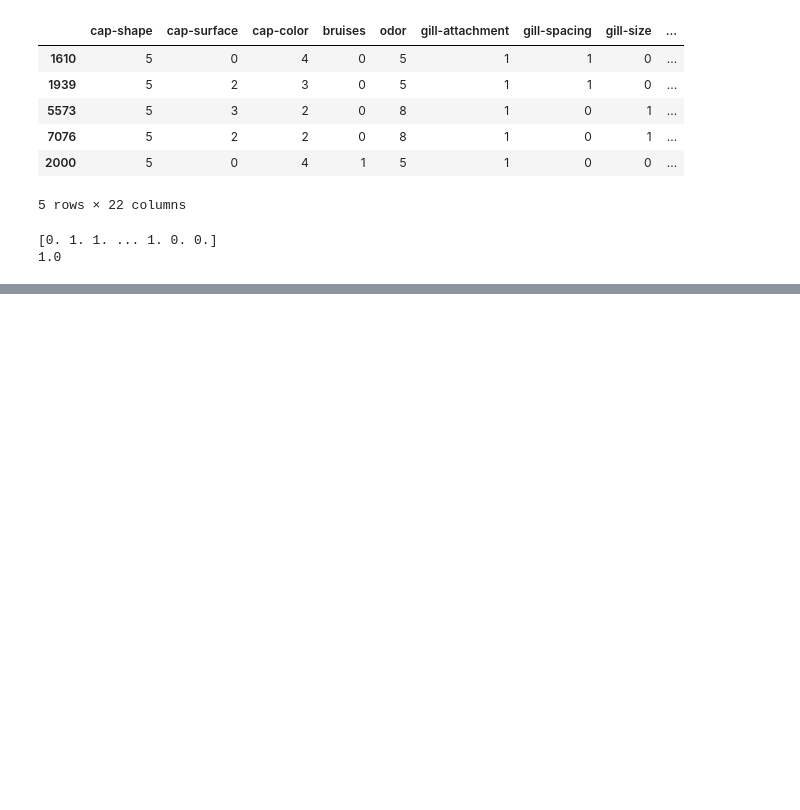
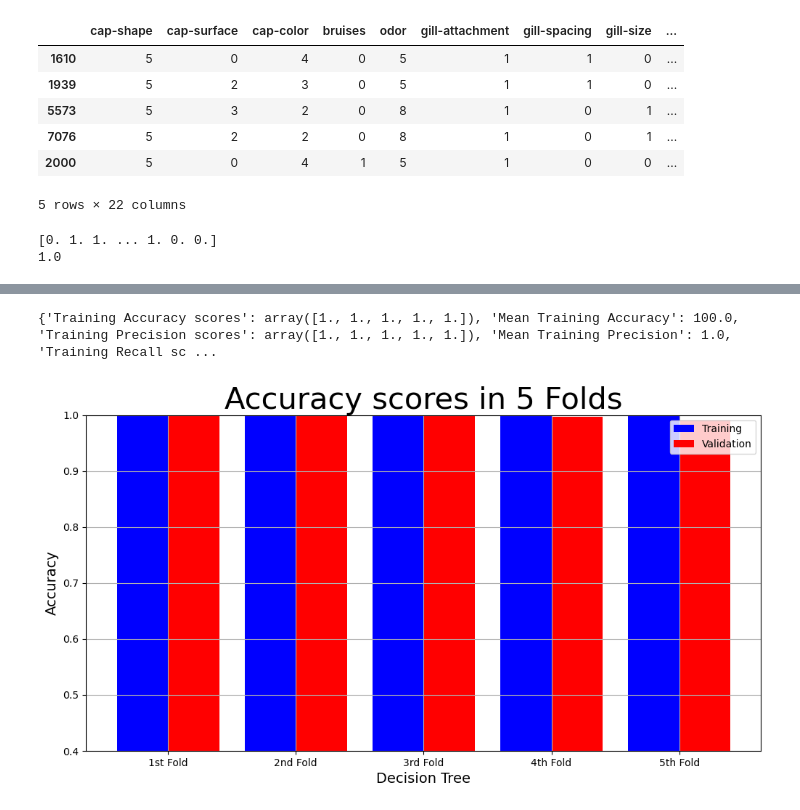
Before and after one commit to logicguy1/School-tasks, a Jupyter notebook: AI/mushroom classification/main.ipynb, the cells around one changed output, grey strips where cells are left out. Drawn from its saved outputs; the diff is of its cells as text; code cells hidden in the pictures; blank space fills up the shorter version.

```diff
--- a/AI/mushroom classification/main.ipynb
+++ b/AI/mushroom classification/main.ipynb
@@ -89,0 +204,15 @@ with open('model.pkl','wb') as file:
+# %%
+decision_tree_result = cross_validation(model, X_encoded, y_encoded, 5)
+print(decision_tree_result)
+# %% [output]
+{'Training Accuracy scores': array([1., 1., 1., 1., 1.]), 'Mean Training Accuracy': 100.0, 'Training Precision scores': array([1., 1., 1., 1., 1.]), 'Mean Training Precision': 1.0, 'Training Recall sc ...
+# %%
+# Plot Accuracy Result
+model_name = "Decision Tree"
+plot_result(model_name,
+            "Accuracy",
+            "Accuracy scores in 5 Folds",
+            decision_tree_result["Training Accuracy scores"],
+            decision_tree_result["Validation Accuracy scores"])
+# %% [output]
+[figure, added]
```
Also changed, not shown: parts of 3 cells of this notebook, 3 other files.
